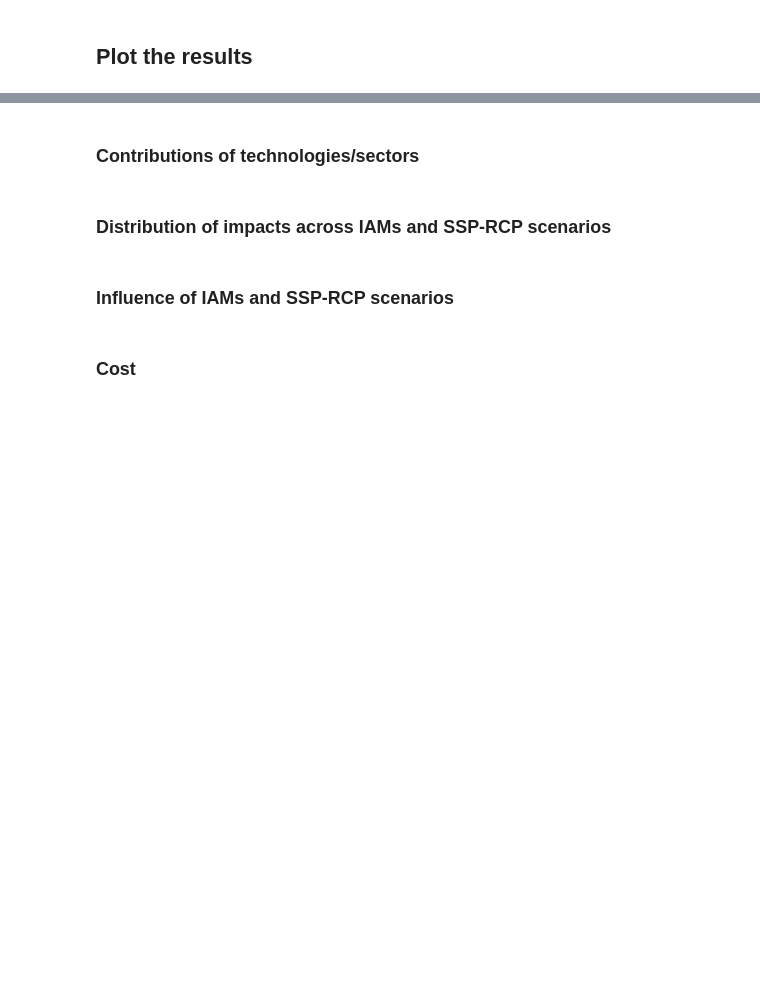
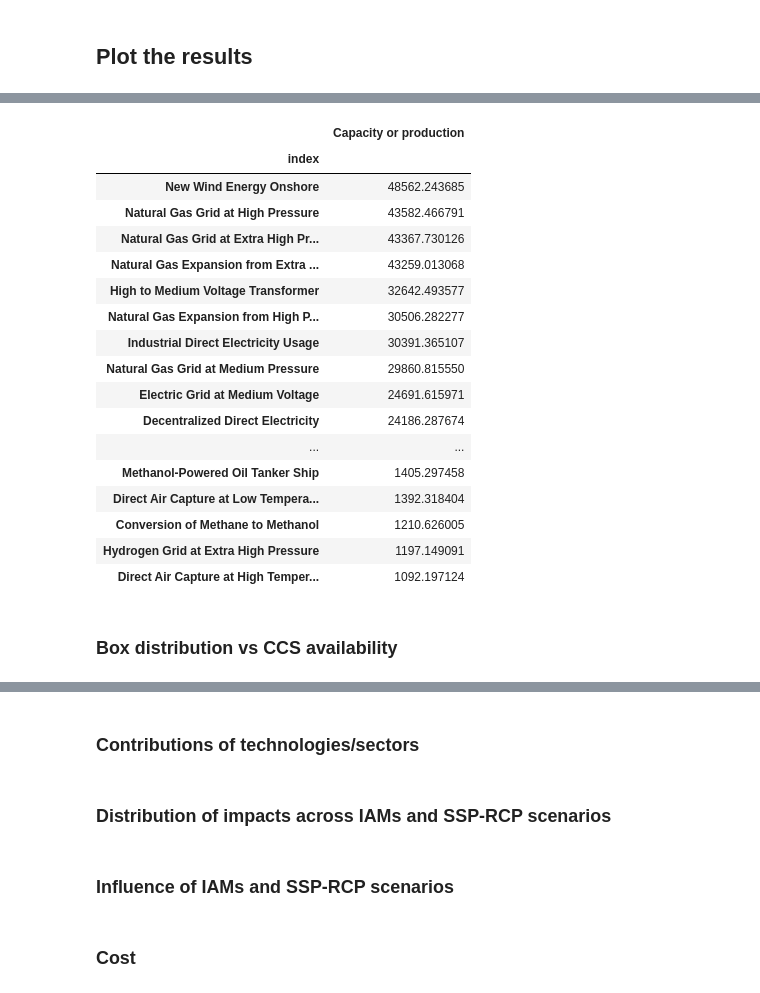
Before and after one commit to CIRAIG/EnergyScope-Quebec, a Jupyter notebook: projects/lca/04_Burden_shifting/01_Notebooks/02_Assess_burden_shifts.ipynb, the cells around one changed output, grey strips where cells are left out. Cells and saved outputs as stored; diff of their text form; code cells hidden in the pictures; blank space fills up the shorter version.

Commit message:
chore(lca): removed run_type argument + new_plots (wip)

```diff
--- a/projects/lca/04_Burden_shifting/01_Notebooks/02_Assess_burden_shifts.ipynb
+++ b/projects/lca/04_Burden_shifting/01_Notebooks/02_Assess_burden_shifts.ipynb
@@ -108,5 +111,6 @@ background_scenarios_group_dict = {
     'all': {'all': background_scenarios_list},
     'iam': {iam: [i for i in background_scenarios_list if i['model'] == iam] for iam in list(set([i['model'] for i in background_scenarios_list]))},
     'ssp_rcp': {ssp_rcp_emissions_grouping_rev[ssp_rcp]: [i for i in background_scenarios_list if ssp_rcp_emissions_grouping_rev[i['pathway']] == ssp_rcp_emissions_grouping_rev[ssp_rcp]] for ssp_rcp in list(set([i['pathway'] for i in background_scenarios_list]))},
+    'individual': {f"{iam}-{ssp_rcp_emissions_grouping_rev[ssp_rcp]}": [i for i in background_scenarios_list if (i['model'] == iam) & (ssp_rcp_emissions_grouping_rev[i['pathway']] == ssp_rcp_emissions_grouping_rev[ssp_rcp])] for iam in list(set([i['model'] for i in background_scenarios_list])) for ssp_rcp in list(set([i['pathway'] for i in background_scenarios_list]))},
 }
 # %%
@@ -596,7 +574,7 @@ df_annual_res = df_annual_res.rename(columns={'C_op': 'Cost'})
 df_annual_prod_direct['Cost'] = 0
 df_annual_prod_indirect['Cost'] = 0
 # %%
-col = ['Grouping', 'Objective function', 'CCS limit', 'Policy', 'IAM', 'SSP-RCP', 'index', 'Sector', 'Phase', 'Cost'] + cat_list
+col = ['Grouping', 'Key', 'Objective function', 'CCS limit', 'Policy', 'IAM', 'SSP-RCP', 'index', 'Sector', 'Phase', 'Cost'] + cat_list
 df_f_mult['Phase'] = 'Construction'
 df_annual_prod['Phase'] = 'Operation'
 df_annual_prod_direct['Phase'] = 'Operation (direct)'
@@ -840,0 +707,5 @@ str_to_num_burden_shifting_policy = {
+# %%
+df_total_impact_grouped = df_total_impact.groupby(['Grouping', 'Key', 'GHG emissions level', 'IAM', 'Carbon policy', 'Burden shifting policy', 'CCS limit'])[['Cost']].sum()
+unrealistic_runs = df_total_impact_grouped[df_total_impact_grouped['Cost'] > 200000].index
+df_total_impact = df_total_impact.set_index(['Grouping', 'Key', 'GHG emissions level', 'IAM', 'Carbon policy', 'Burden shifting policy', 'CCS limit'])
+df_total_impact = df_total_impact[~df_total_impact.index.isin(unrealistic_runs)].reset_index()
@@ -840,0 +748,35 @@ str_to_num_burden_shifting_policy = {
+# %%
+for obj in obj_list:
+    for ccs_limit in ccs_limit_list:
+        for policy_scenario in policies_scenarios:
+            for grouping in background_scenarios_group_dict:
+                for key, value in background_scenarios_group_dict[grouping].items():
+                    df_plot = df_total_impact[
+                        (df_total_impact['Objective function'] == obj)
+                        & (df_total_impact['CCS limit'] == ccs_limit)
+                        & (df_total_impact['Policy'] == policy_scenario)
+                        & (df_total_impact['IAM'] == value[0]['model'])  # same for every IAM-SSP-RCP
+                        & (df_total_impact['SSP-RCP'] == value[0]['pathway'])
+                        & (df_total_impact['Grouping'] == grouping)
+                        & (df_total_impact['Key'] == key)
+                    ].rename(columns={'Policy': 'Run'})
+
+                    if len(df_plot) == 0:  # infeasible run
+                        continue
+
+                    fig = plot_sankey_carbon_flows(
+                        run=policy_scenario,
+                        df_total_impact=df_plot,
+                        model=energyscope_model,
+                        cutoff=0,
+                        aggregate_technologies=True,
+                        show_figure=False,
+                        return_figure=True,
+                        save_results=False,
+                        per_capita=False,
+                        mode='mfa',
+                    )
+
+                    if save_results:
+                        file_path = f'../03_Results/Figures/{results_folder}/{grouping}/'
+                        fig.write_html(file_path+f'sankey_carbon_{obj}_{ccs_limit}_{grouping}_{key}_{policy_scenario.lower().replace(" ", "_")}.html')
@@ -840,0 +800,21 @@ str_to_num_burden_shifting_policy = {
+# %%
+df_total_impact[df_total_impact['Phase'] == 'Operation (direct)'].groupby(['index'])[['Capacity or production']].std().sort_values(by='Capacity or production', ascending=False).head(50)
+# %% [output]
+|  | Capacity or production |
+| index |  |
+| New Wind Energy Onshore | 48562.243685 |
+| Natural Gas Grid at High Pressure | 43582.466791 |
+| Natural Gas Grid at Extra High Pr... | 43367.730126 |
+| Natural Gas Expansion from Extra ... | 43259.013068 |
+| High to Medium Voltage Transformer | 32642.493577 |
+| Natural Gas Expansion from High P... | 30506.282277 |
+| Industrial Direct Electricity Usage | 30391.365107 |
+| Natural Gas Grid at Medium Pressure | 29860.815550 |
+| Electric Grid at Medium Voltage | 24691.615971 |
+| Decentralized Direct Electricity | 24186.287674 |
+| ... | ... |
+| Methanol-Powered Oil Tanker Ship | 1405.297458 |
+| Direct Air Capture at Low Tempera... | 1392.318404 |
+| Conversion of Methane to Methanol | 1210.626005 |
+| Hydrogen Grid at Extra High Pressure | 1197.149091 |
+| Direct Air Capture at High Temper... | 1092.197124 |
@@ -896,3 +922,5 @@ def plot_parallel_coord(show_fig: bool=False, save_fig: bool=save_results):
         fig.write_html(f'../03_Results/Figures/{results_folder}/parallel_coord.html')
 # %%
 plot_parallel_coord()
+# %% [markdown]
+### Box distribution vs CCS availability
```
Also changed, not shown: parts of 48 cells of this notebook.
